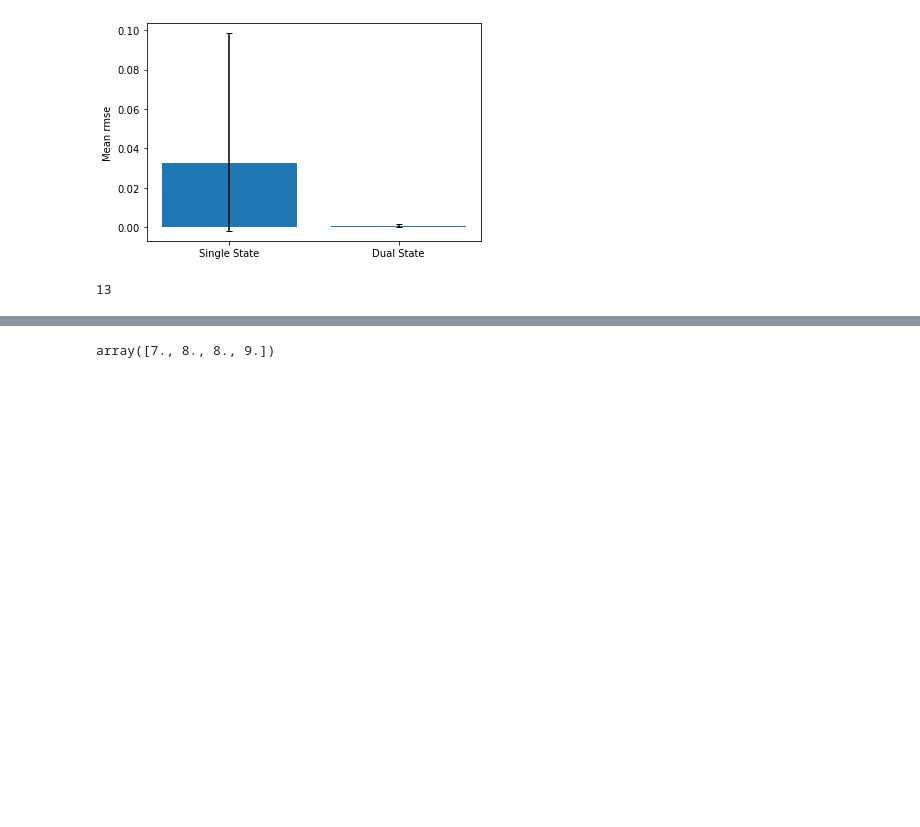
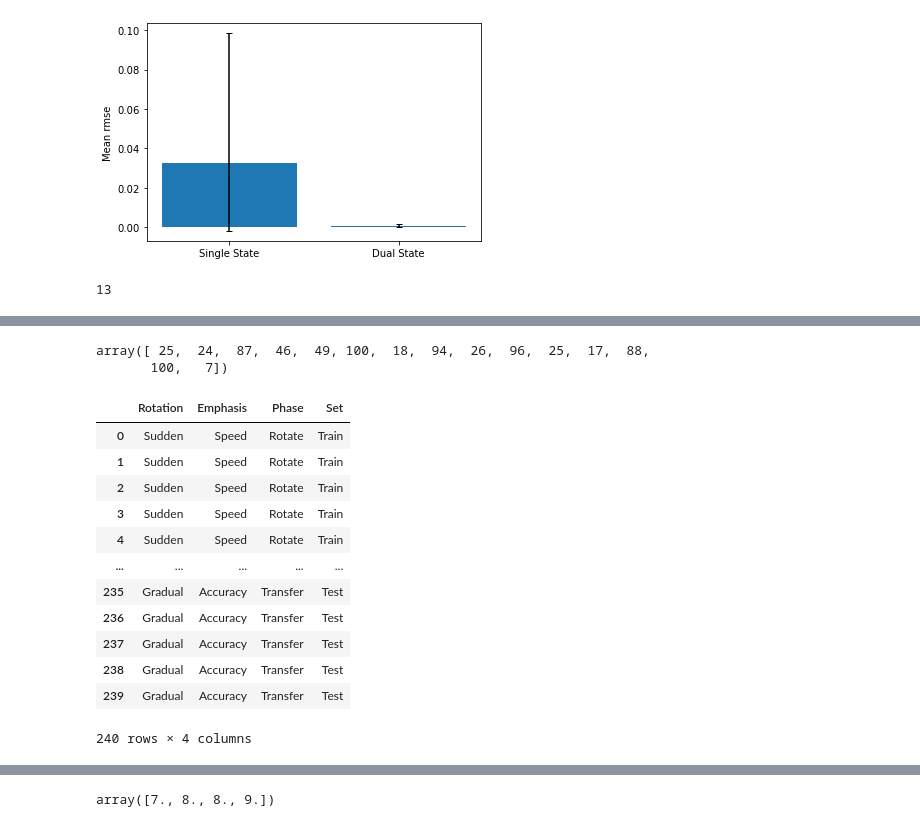
Before and after one commit to tejas-savalia/Lab-Codes, a Jupyter notebook: Psychtoolbox/Visuomotor_Adaptation_Tablet/python_scripts/model_comparisons.ipynb, the cells around one changed output, grey strips where cells are left out. Drawn from its saved outputs; the diff is of its cells as text; code cells hidden in the pictures; blank space fills up the shorter version.

```diff
--- a/Psychtoolbox/Visuomotor_Adaptation_Tablet/python_scripts/model_comparisons.ipynb
+++ b/Psychtoolbox/Visuomotor_Adaptation_Tablet/python_scripts/model_comparisons.ipynb
@@ -233,0 +227,5 @@ for participant in range(60):
+# %%
+np.sum(single_ll_transfer_train < dual_ll_transfer_train, axis = 0)[0::4]
+# %% [output]
+array([ 25,  24,  87,  46,  49, 100,  18,  94,  26,  96,  25,  17,  88,
+       100,   7])
@@ -233,0 +237,17 @@ for participant in range(60):
+# %%
+df = pd.DataFrame(d)
+df
+# %% [output]
+|  | Rotation | Emphasis | Phase | Set |
+| 0 | Sudden | Speed | Rotate | Train |
+| 1 | Sudden | Speed | Rotate | Train |
+| 2 | Sudden | Speed | Rotate | Train |
+| 3 | Sudden | Speed | Rotate | Train |
+| 4 | Sudden | Speed | Rotate | Train |
+| ... | ... | ... | ... | ... |
+| 235 | Gradual | Accuracy | Transfer | Test |
+| 236 | Gradual | Accuracy | Transfer | Test |
+| 237 | Gradual | Accuracy | Transfer | Test |
+| 238 | Gradual | Accuracy | Transfer | Test |
+| 239 | Gradual | Accuracy | Transfer | Test |
+240 rows × 4 columns
```
Also changed, not shown: parts of 10 cells of this notebook.
